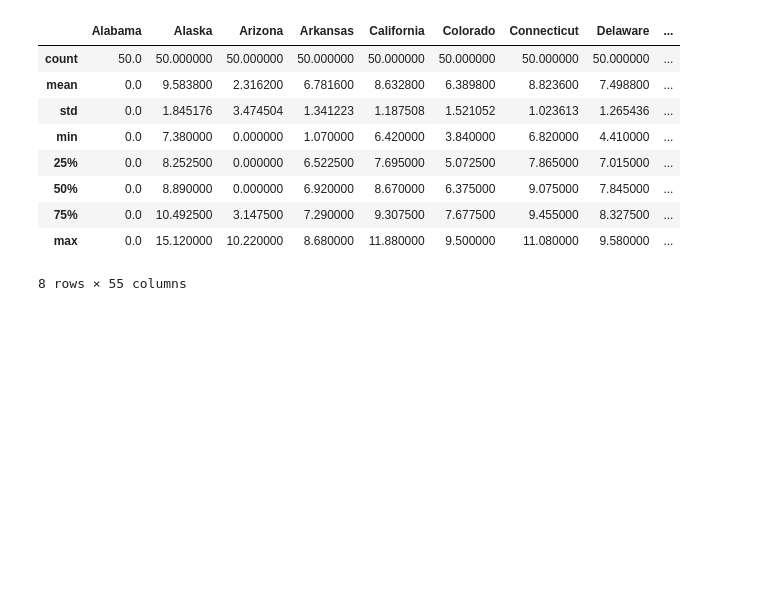
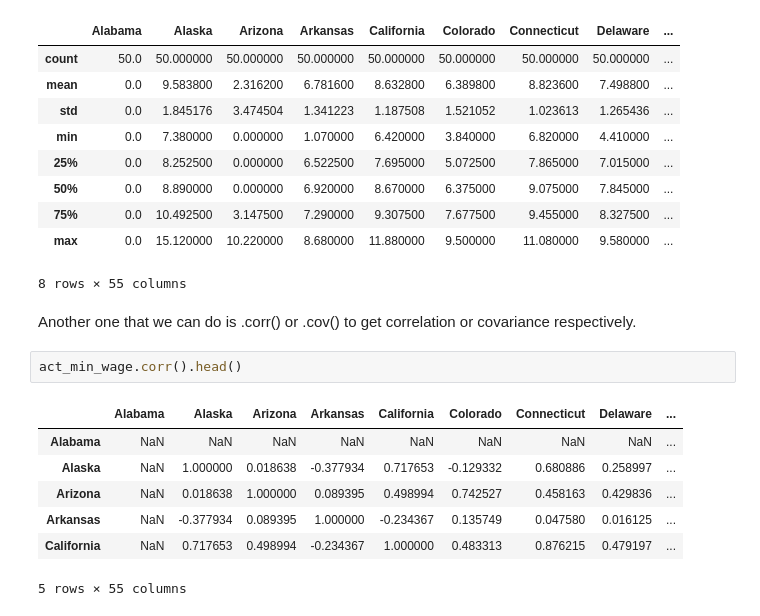
Before and after one commit to illumi91/Groupby_practice, a Jupyter notebook: Groupby on min wage dataset.ipynb, the cells around one changed output. Drawn from its saved outputs; the diff is of its cells as text; blank space fills up the shorter version.

```diff
--- a/Groupby on min wage dataset.ipynb
+++ b/Groupby on min wage dataset.ipynb
@@ -63,3 +64,15 @@ act_min_wage.describe()
 | 75% | 0.0 | 10.492500 | 3.147500 | 7.290000 | 9.307500 | 7.677500 | 9.455000 | 8.327500 | ... |
 | max | 0.0 | 15.120000 | 10.220000 | 8.680000 | 11.880000 | 9.500000 | 11.080000 | 9.580000 | ... |
 8 rows × 55 columns
+# %% [markdown]
+Another one that we can do is .corr() or .cov() to get correlation or covariance respectively.
+# %%
+act_min_wage.corr().head()
+# %% [output]
+|  | Alabama | Alaska | Arizona | Arkansas | California | Colorado | Connecticut | Delaware | ... |
+| Alabama | NaN | NaN | NaN | NaN | NaN | NaN | NaN | NaN | ... |
+| Alaska | NaN | 1.000000 | 0.018638 | -0.377934 | 0.717653 | -0.129332 | 0.680886 | 0.258997 | ... |
+| Arizona | NaN | 0.018638 | 1.000000 | 0.089395 | 0.498994 | 0.742527 | 0.458163 | 0.429836 | ... |
+| Arkansas | NaN | -0.377934 | 0.089395 | 1.000000 | -0.234367 | 0.135749 | 0.047580 | 0.016125 | ... |
+| California | NaN | 0.717653 | 0.498994 | -0.234367 | 1.000000 | 0.483313 | 0.876215 | 0.479197 | ... |
+5 rows × 55 columns
```
Also changed, not shown: parts of 18 cells of this notebook.
